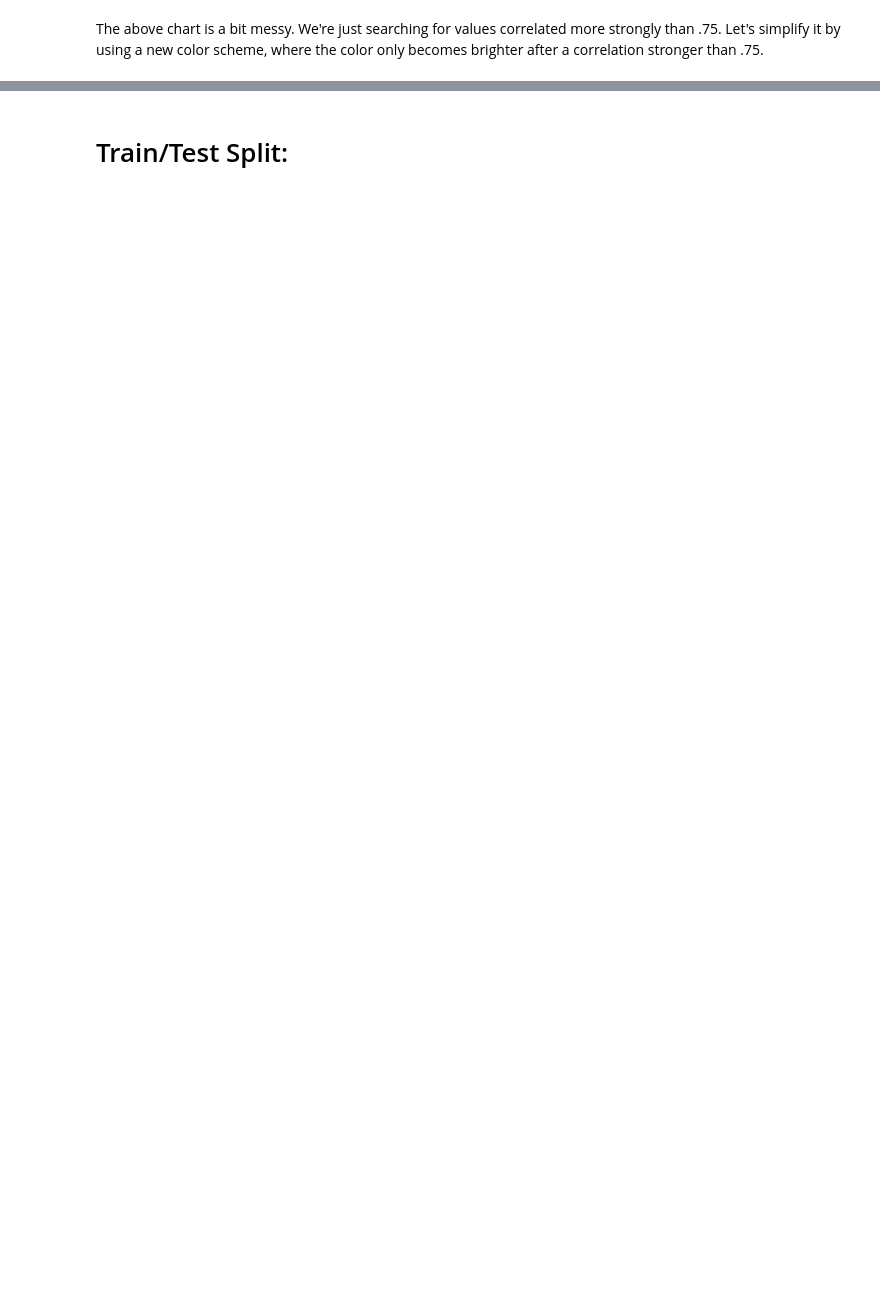
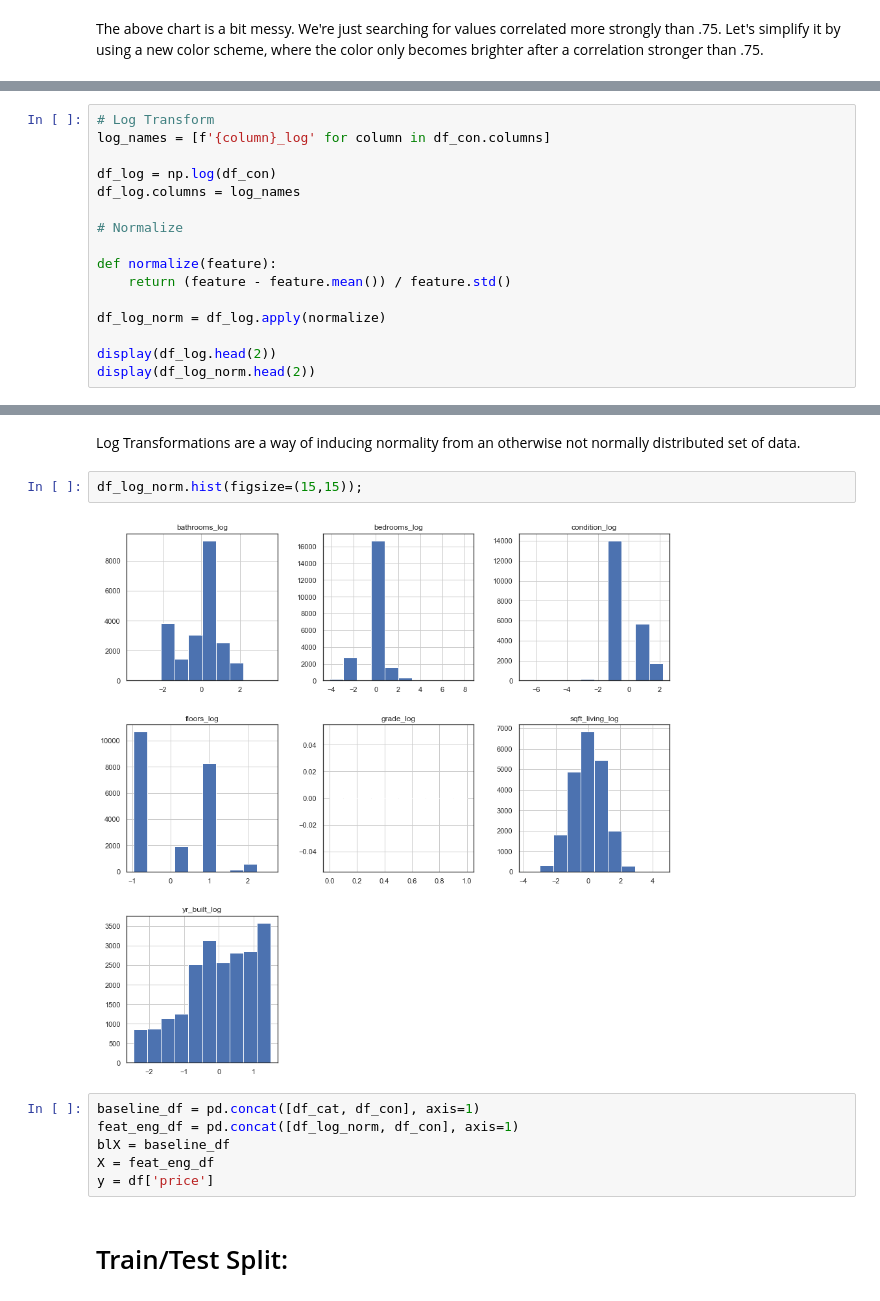
Before and after one commit to thomaskbrown18/Predicting_Home_Prices, a Jupyter notebook: student.ipynb, the cells around one changed output, grey strips where cells are left out. Drawn from its saved outputs; the diff is of its cells as text; blank space fills up the shorter version.

```diff
--- a/student.ipynb
+++ b/student.ipynb
@@ -443,0 +433,16 @@ Much better!  It looks like we'll just need to take care of sqft_living vs. sqft
+# %%
+# Log Transform
+log_names = [f'{column}_log' for column in df_con.columns]
+
+df_log = np.log(df_con)
+df_log.columns = log_names
+
+# Normalize
+
+def normalize(feature):
+    return (feature - feature.mean()) / feature.std()
+
+df_log_norm = df_log.apply(normalize)
+
+display(df_log.head(2))
+display(df_log_norm.head(2))
@@ -444,2 +456,14 @@ Much better!  It looks like we'll just need to take care of sqft_living vs. sqft
+# %% [markdown]
+Log Transformations are a way of inducing normality from an otherwise not normally distributed set of data.
+# %%
+df_log_norm.hist(figsize=(15,15));
+# %% [output]
+[figure, added]
+# %%
+baseline_df = pd.concat([df_cat, df_con], axis=1)
+feat_eng_df = pd.concat([df_log_norm, df_con], axis=1)
+blX = baseline_df
+X = feat_eng_df
+y = df['price']
 # %% [markdown]
 # Train/Test Split:
```
Also changed, not shown: parts of 56 cells of this notebook.
